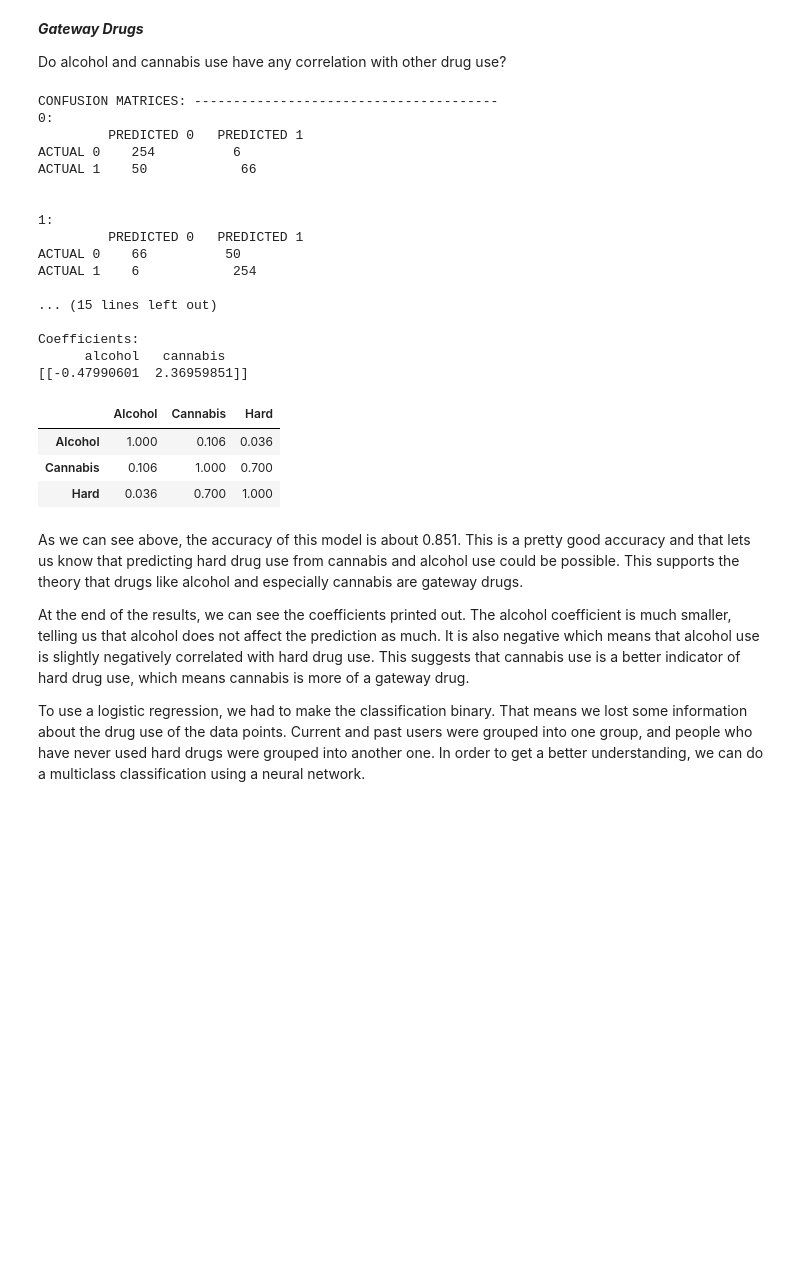
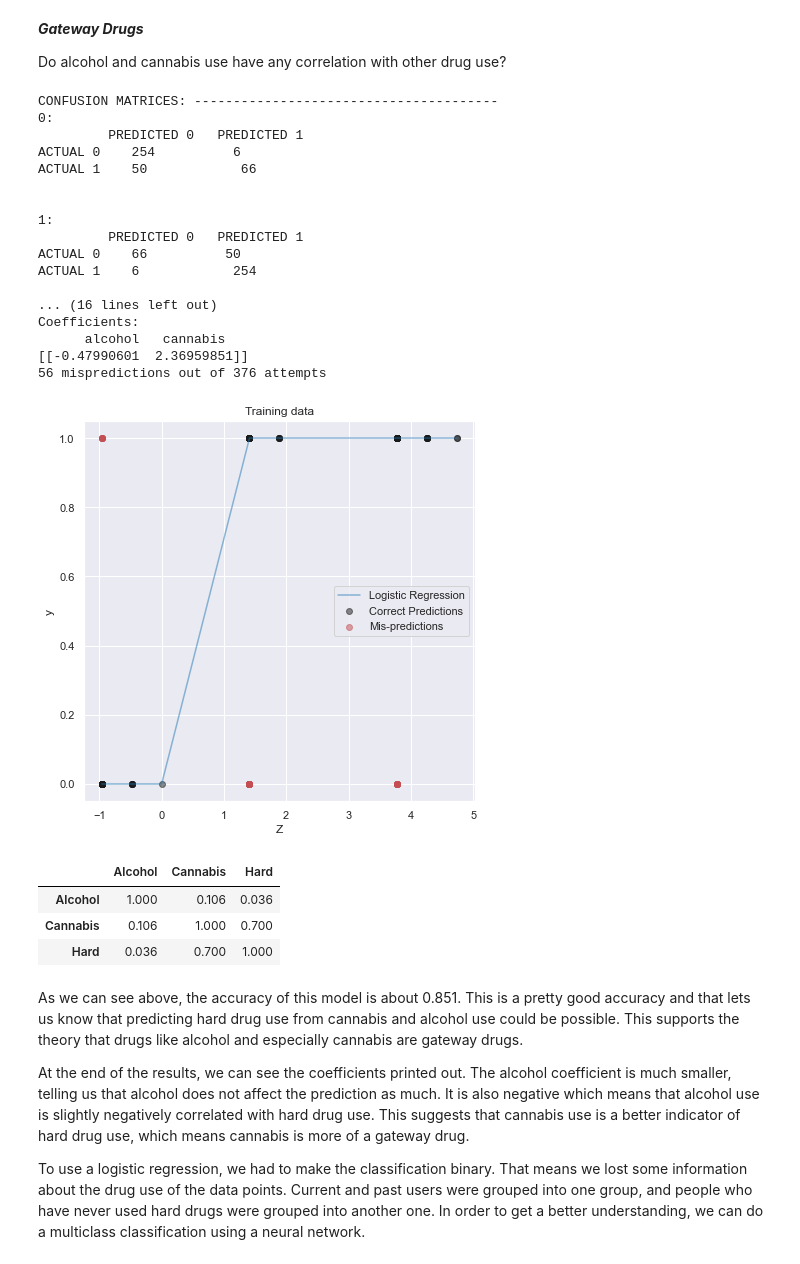
Before and after one commit to lucasrod25/drug-consumption-analysis, a Jupyter notebook: gateway_drug_model.ipynb, the cells around one changed output. Cells and saved outputs as stored; diff of their text form; code cells hidden in the pictures; blank space fills up the shorter version.

Commit message:
update gateway drug model

```diff
--- a/gateway_drug_model.ipynb
+++ b/gateway_drug_model.ipynb
@@ -6,9 +6,31 @@
 ***Gateway Drugs***
 
 Do alcohol and cannabis use have any correlation with other drug use?
+# %%
+# Code taken from 10/06 discussion
+def plotSKLogistic(x, y, model, figsize=7, title='Training data'):
+    plt.figure(figsize=(figsize,figsize))
+    pred = x[(model.predict(x) == y), :]
+    misPred = x[(model.predict(x) != y), :]
+    print(f'{misPred.shape[0]} mispredictions out of {x.shape[0]} attempts')
+
+    plt.scatter(np.dot(pred, model.coef_.T), model.predict(pred), color='k', alpha=.5)
+    if misPred.shape[0] > 0:
+        plt.scatter(np.dot(misPred, model.coef_.T), 1 - model.predict(misPred), color='r', alpha=.5) # Plot ground truth
+
+    line = sorted(zip(np.dot(x, model.coef_.T), model.predict(x)))
+    line_x, line_y = zip(*line)
+    plt.plot(line_x, line_y, color='tab:blue', alpha=.5)
+
+    plt.xlabel("Z")
+    plt.ylabel("y")
+    plt.legend(['Logistic Regression', 'Correct Predictions', 'Mis-predictions'])
+    plt.title(title)
+    plt.show()
 # %%
 from sklearn.model_selection import train_test_split
 from sklearn.linear_model import LogisticRegression
+import seaborn as sns
 
 # Make a copy of the dataframe to use for this model
 dfgd = df2.copy()
@@ -46,35 +68,39 @@ lor = LogisticRegression(penalty='l2', max_iter=1000, solver='liblinear').fit(X_
 y_pred = lor.predict(X_test)
 print_confusion_matrix(y_test, y_pred, names=["0", "1", "2"])
 print_precision_recall(y_test, y_pred)
 print_accuracy_mse(X_test, y_test, y_pred, lor)
 
 # Print Coefficients
 print("Coefficients:")
 print("      alcohol   cannabis")
 print(lor.coef_)
 
+# Plot logistic regression
+plotSKLogistic(X_test.to_numpy(), y_test.to_numpy(), lor)
+
 dfgd = dfgd.rename(columns={"Canabis" : "Cannabis"})
 dfgd = dfgd[["Alcohol", "Cannabis", "Hard"]]
 corr = dfgd.corr() # Calculate correlations
 corr.style.set_precision(3).background_gradient(cmap='RdBu', vmin=-1, vmax=1)
 # %% [output]
 CONFUSION MATRICES: ---------------------------------------
 0:
          PREDICTED 0   PREDICTED 1
 ACTUAL 0    254          6
 ACTUAL 1    50            66
 
 
 1:
          PREDICTED 0   PREDICTED 1
 ACTUAL 0    66          50
 ACTUAL 1    6            254
 
-... (15 lines left out)
-
+... (16 lines left out)
 Coefficients:
       alcohol   cannabis
 [[-0.47990601  2.36959851]]
+56 mispredictions out of 376 attempts
+[figure, added]
 |  | Alcohol | Cannabis | Hard |
 | Alcohol | 1.000 | 0.106 | 0.036 |
 | Cannabis | 0.106 | 1.000 | 0.700 |
```
Also changed, not shown: parts of 1 cell of this notebook.
